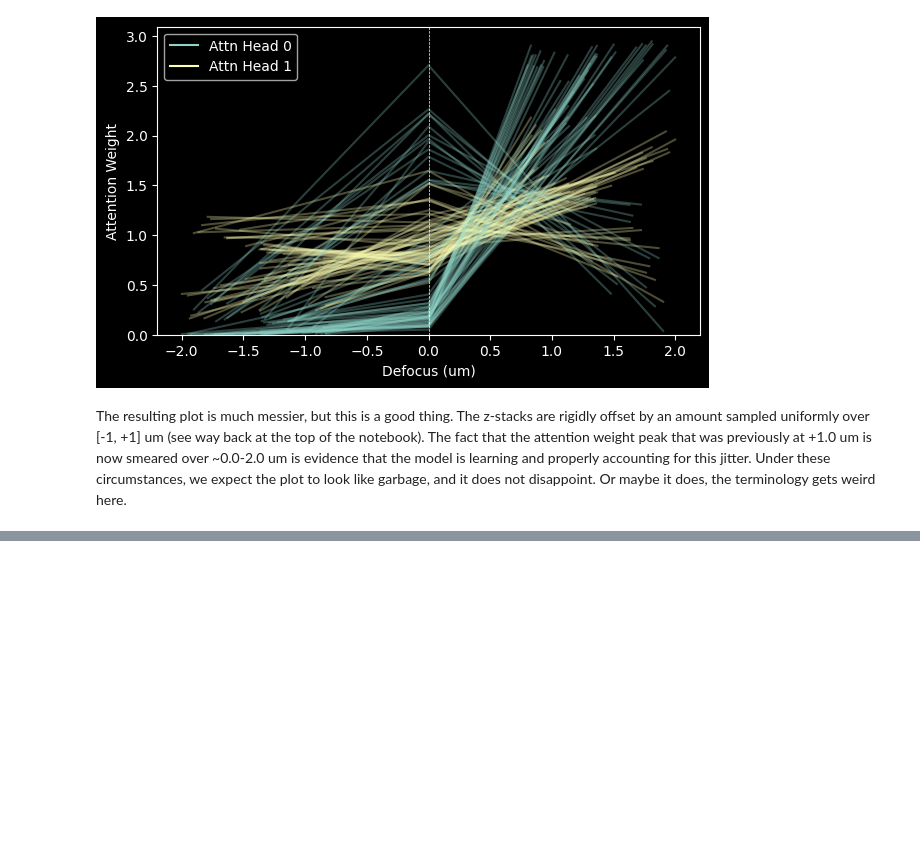
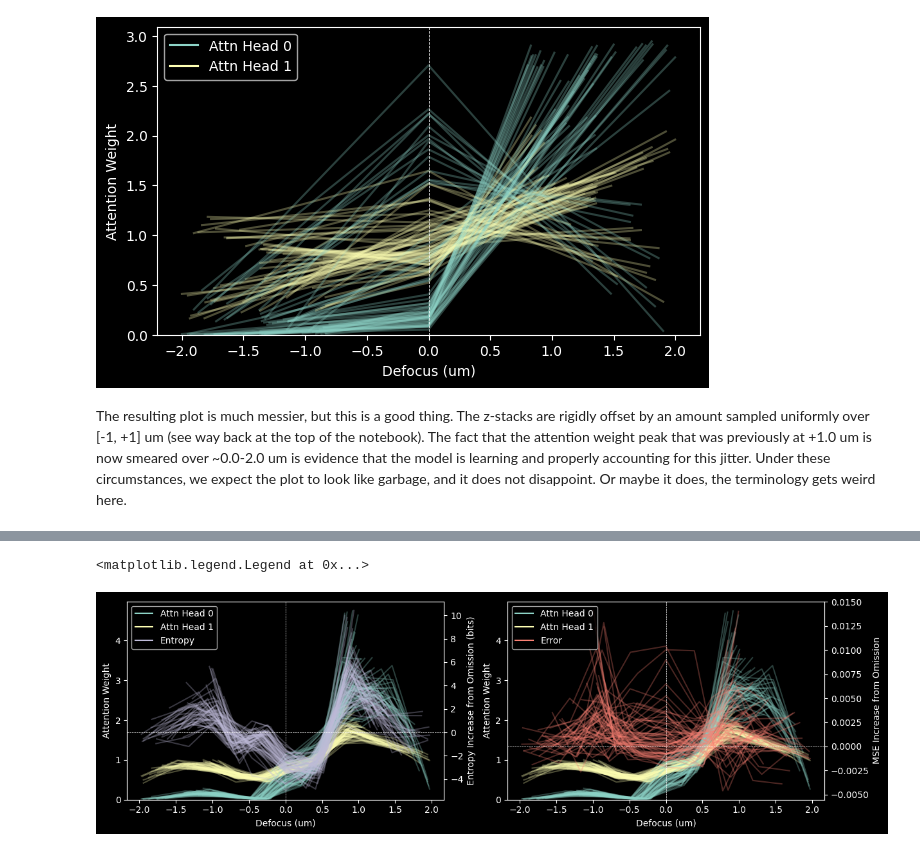
Before and after one commit to walterfu1064/cynosure, a Jupyter notebook: examples/zstack_decoding/example_2f.ipynb, the cells around one changed output, grey strips where cells are left out. Cells and saved outputs as stored; diff of their text form; code cells hidden in the pictures; blank space fills up the shorter version.

```diff
--- a/examples/zstack_decoding/example_2f.ipynb
+++ b/examples/zstack_decoding/example_2f.ipynb
@@ -324,0 +392,41 @@ The resulting plot is much messier, but this is a good thing. The z-stacks are r
+# %%
+fig, axarr = pyplot.subplots(1, 2, figsize=(14, 4))
+ax1, ax2 = axarr
+for i in range(batch_size):
+    for j in range(encoder_spec.num_attention_heads):
+        ax1.plot(z_list[i], attn_weights[i, j], alpha=0.3, color=f"C{j}")
+        ax2.plot(z_list[i], attn_weights[i, j], alpha=0.3, color=f"C{j}")
+for ax in axarr:
+    ax.set_xlabel("Defocus (um)")
+    ax.set_ylabel("Attention Weight")
+    ax.set_ylim(bottom=0)
+    ax.axvline(0, ls="--", lw=0.5)
+
+ax1b = ax1.twinx()
+for bidx in range(batch_size):
+    ax1b.plot(omitted_z[bidx], delta_entropy[bidx], alpha=0.3, color=f"C2")
+ax1b.axhline(0, ls="--", lw=0.5)
+ax1b.set_ylabel("Entropy Increase from Omission (bits)")
+
+legend_handles = [
+    Line2D([0], [0], color=f"C{j}", label=f"Attn Head {j}")
+    for j in range(encoder_spec.num_attention_heads)
+]
+legend_handles.append(Line2D([0], [0], color="C2", label="Entropy"))
+ax1b.legend(handles=legend_handles, loc="upper left")
+
+ax2b = ax2.twinx()
+for bidx in range(batch_size):
+    ax2b.plot(omitted_z[bidx], delta_error[bidx], alpha=0.3, color=f"C3")
+ax2b.axhline(0, ls="--", lw=0.5)
+ax2b.set_ylabel("MSE Increase from Omission")
+
+legend_handles = [
+    Line2D([0], [0], color=f"C{j}", label=f"Attn Head {j}")
+    for j in range(encoder_spec.num_attention_heads)
+]
+legend_handles.append(Line2D([0], [0], color="C3", label="Error"))
+ax2b.legend(handles=legend_handles, loc="upper left")
+# %% [output]
+<matplotlib.legend.Legend at 0x...>
+[figure, added]
```
Also changed, not shown: parts of 13 cells of this notebook, 2 other files.
